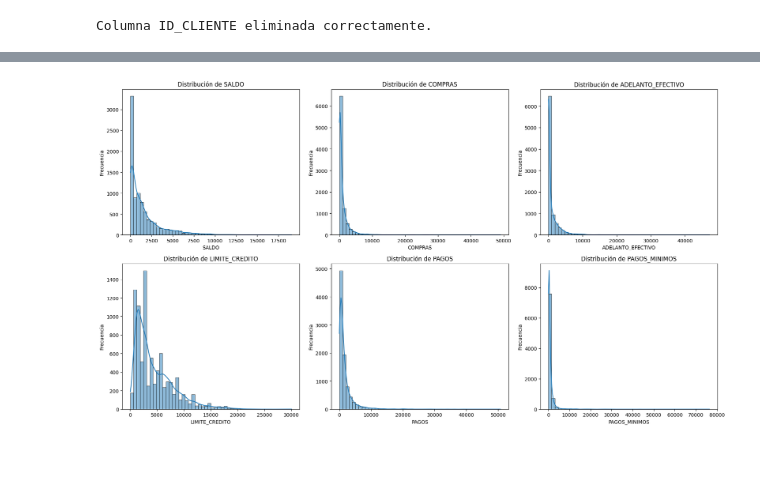
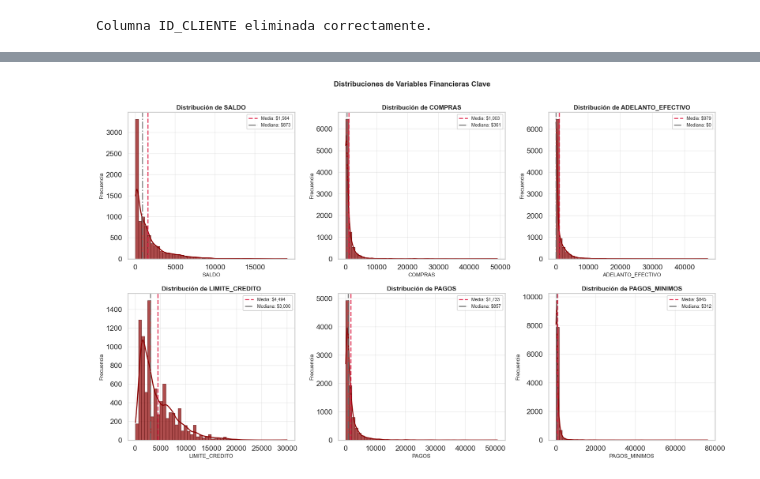
Before and after one commit to MrSpain2104/cluster, a Jupyter notebook: CC_GENERAL_analysis.ipynb, the cells around one changed output, grey strips where cells are left out. Drawn from its saved outputs; the diff is of its cells as text; code cells hidden in the pictures.

```diff
--- a/CC_GENERAL_analysis.ipynb
+++ b/CC_GENERAL_analysis.ipynb
@@ -201,17 +397,37 @@ Valores nulos por columna en df (datos originales):
 # %%
-# Histogramas para variables clave
+# Definir paleta de colores profesional (rojos/borgoña/grises)
+PALETTE_MAIN = '#8B0000'  # Rojo oscuro/borgoña
+PALETTE_ACCENT = '#DC143C'  # Crimson
+PALETTE_LIGHT = '#CD5C5C'  # IndianRed
+PALETTE_DARK = '#4A0404'  # Vino tinto oscuro
+PALETTE_GRAY = '#696969'  # DimGray
+
+# Variables financieras clave para análisis
 variables_clave = ['SALDO', 'COMPRAS', 'ADELANTO_EFECTIVO', 'LIMITE_CREDITO', 'PAGOS', 'PAGOS_MINIMOS']
 
-fig, axes = plt.subplots(2, 3, figsize=(18, 10))
+fig, axes = plt.subplots(2, 3, figsize=(20, 12))
 axes = axes.flatten()
 
 for i, var in enumerate(variables_clave):
-    sns.histplot(df[var].dropna(), bins=50, ax=axes[i], kde=True)
-    axes[i].set_title(f'Distribución de {var}')
-    axes[i].set_xlabel(var)
-    axes[i].set_ylabel('Frecuencia')
+    data = df_eda[var].dropna()
+    media = data.mean()
+    mediana = data.median()
 
+    # Histograma con KDE
+    sns.histplot(data, bins=50, ax=axes[i], kde=True, color=PALETTE_MAIN, alpha=0.7, edgecolor=PALETTE_DARK)
+
+    # Líneas de referencia para media y mediana
+    axes[i].axvline(media, color=PALETTE_ACCENT, linestyle='--', linewidth=2.5, label=f'Media: ${media:,.0f}', alpha=0.8)
+    axes[i].axvline(mediana, color=PALETTE_GRAY, linestyle='-.', linewidth=2.5, label=f'Mediana: ${mediana:,.0f}', alpha=0.8)
+
+    axes[i].set_title(f'Distribución de {var}', fontsize=14, fontweight='bold')
+    axes[i].set_xlabel(var, fontsize=12)
+    axes[i].set_ylabel('Frecuencia', fontsize=12)
+    axes[i].legend(loc='upper right', fontsize=10)
+    axes[i].grid(alpha=0.3)
+
+plt.suptitle('Distribuciones de Variables Financieras Clave', fontsize=16, fontweight='bold', y=1.00)
 plt.tight_layout()
 plt.show()
 # %% [output]
-[figure, old version]
+[figure, new version]
```
Also changed, not shown: parts of 36 cells of this notebook, 2 other files.
